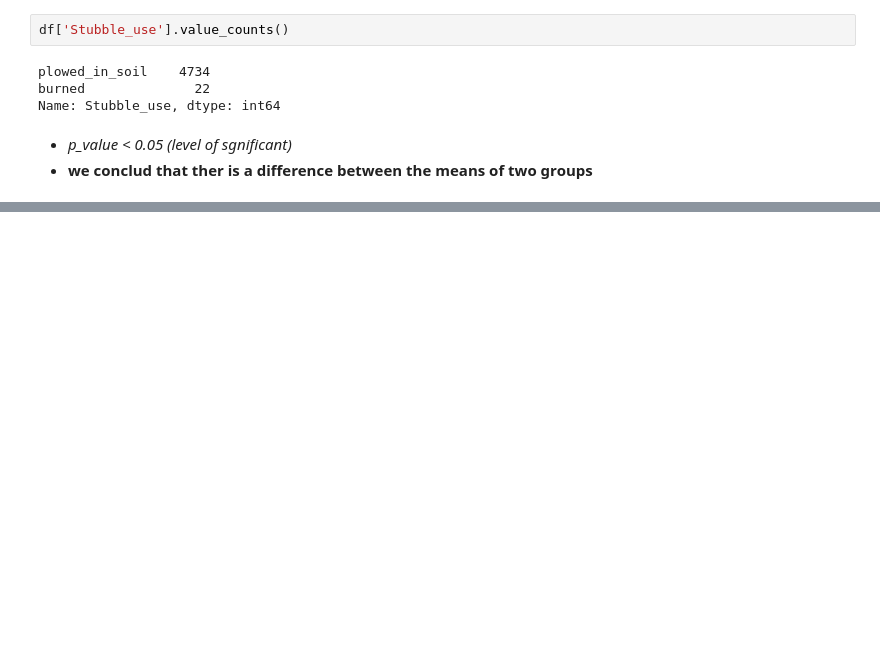
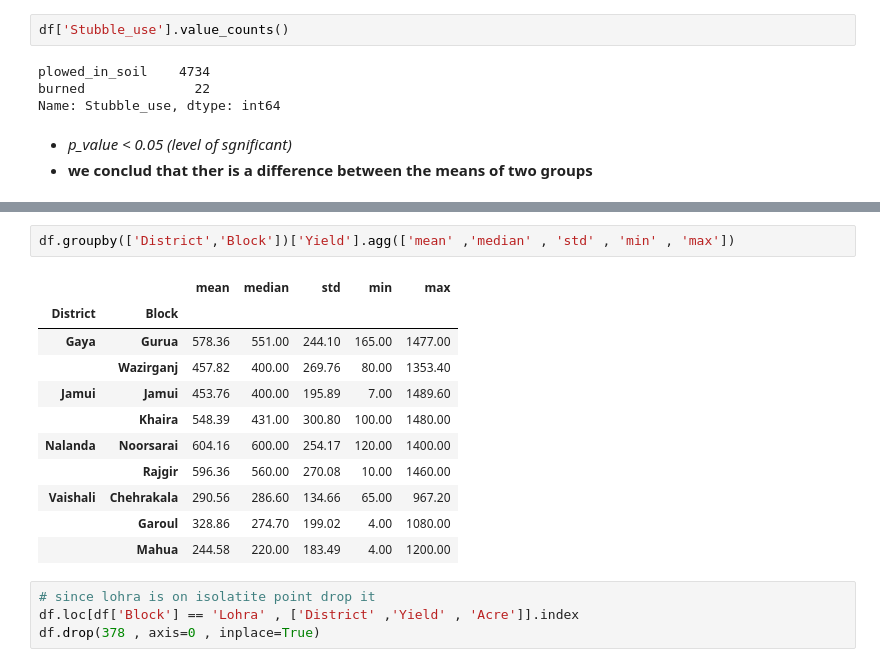
Before and after one commit to ahmedalharth/Digtal_crope_app, a Jupyter notebook: Digtal_crop_1.ipynb, the cells around one changed output, grey strips where cells are left out. Cells and saved outputs as stored; diff of their text form; blank space fills up the shorter version.

```diff
--- a/Digtal_crop_1.ipynb
+++ b/Digtal_crop_1.ipynb
@@ -906,0 +954,18 @@ Name: Stubble_use, dtype: int64
+# %%
+df.groupby(['District','Block'])['Yield'].agg(['mean' ,'median' , 'std' , 'min' , 'max'])
+# %% [output]
+|  |  | mean | median | std | min | max |
+| District | Block |  |  |  |  |  |
+| Gaya | Gurua | 578.36 | 551.00 | 244.10 | 165.00 | 1477.00 |
+|  | Wazirganj | 457.82 | 400.00 | 269.76 | 80.00 | 1353.40 |
+| Jamui | Jamui | 453.76 | 400.00 | 195.89 | 7.00 | 1489.60 |
+|  | Khaira | 548.39 | 431.00 | 300.80 | 100.00 | 1480.00 |
+| Nalanda | Noorsarai | 604.16 | 600.00 | 254.17 | 120.00 | 1400.00 |
+|  | Rajgir | 596.36 | 560.00 | 270.08 | 10.00 | 1460.00 |
+| Vaishali | Chehrakala | 290.56 | 286.60 | 134.66 | 65.00 | 967.20 |
+|  | Garoul | 328.86 | 274.70 | 199.02 | 4.00 | 1080.00 |
+|  | Mahua | 244.58 | 220.00 | 183.49 | 4.00 | 1200.00 |
+# %%
+# since lohra is on isolatite point drop it
+df.loc[df['Block'] == 'Lohra' , ['District' ,'Yield' , 'Acre']].index
+df.drop(378 , axis=0 , inplace=True)
```
Also changed, not shown: parts of 19 cells of this notebook, 6 other files.
